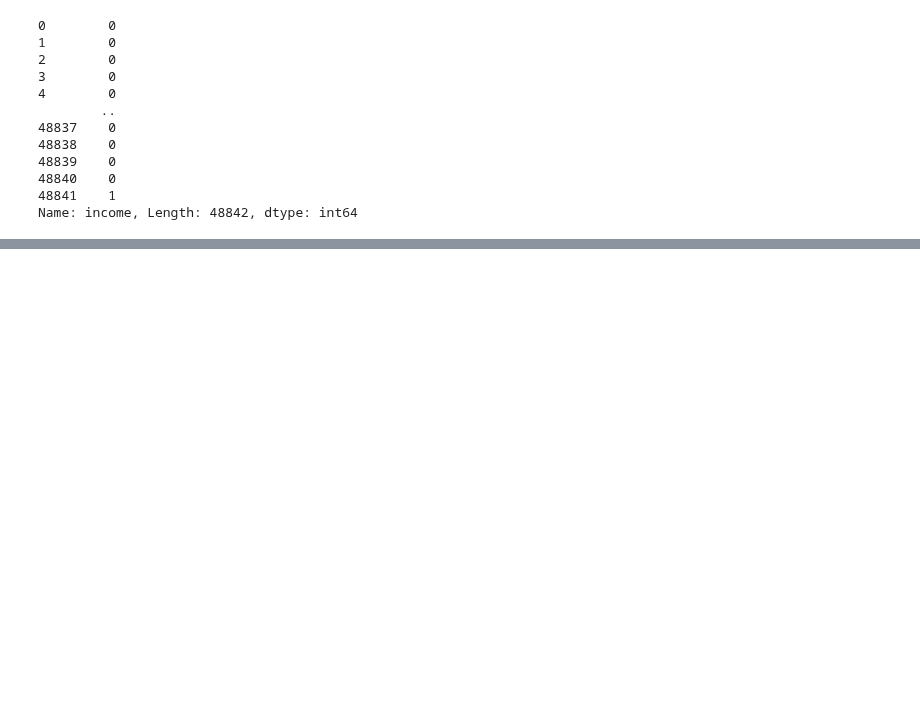
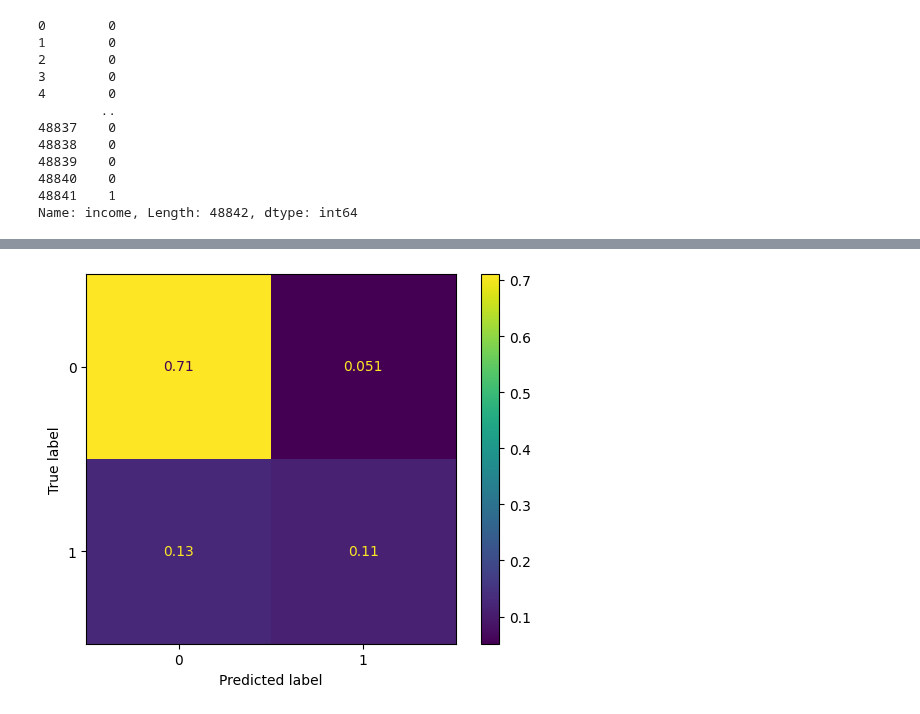
Before and after one commit to jeff0167/Data_And_Things, a Jupyter notebook: Exercises in Fairness in Machine Learning.ipynb, the cells around one changed output, grey strips where cells are left out. Cells and saved outputs as stored; diff of their text form; code cells hidden in the pictures; blank space fills up the shorter version.

```diff
--- a/Exercises in Fairness in Machine Learning.ipynb
+++ b/Exercises in Fairness in Machine Learning.ipynb
@@ -231,0 +247,5 @@ Name: income, Length: 48842, dtype: int64
+# %%
+ConfusionMatrixDisplay(confusion_matrix(y_test, y_pred_test, normalize='all')).plot()
+plt.show()
+# %% [output]
+[figure, added]
```
Also changed, not shown: parts of 46 cells of this notebook, 1 other file.
